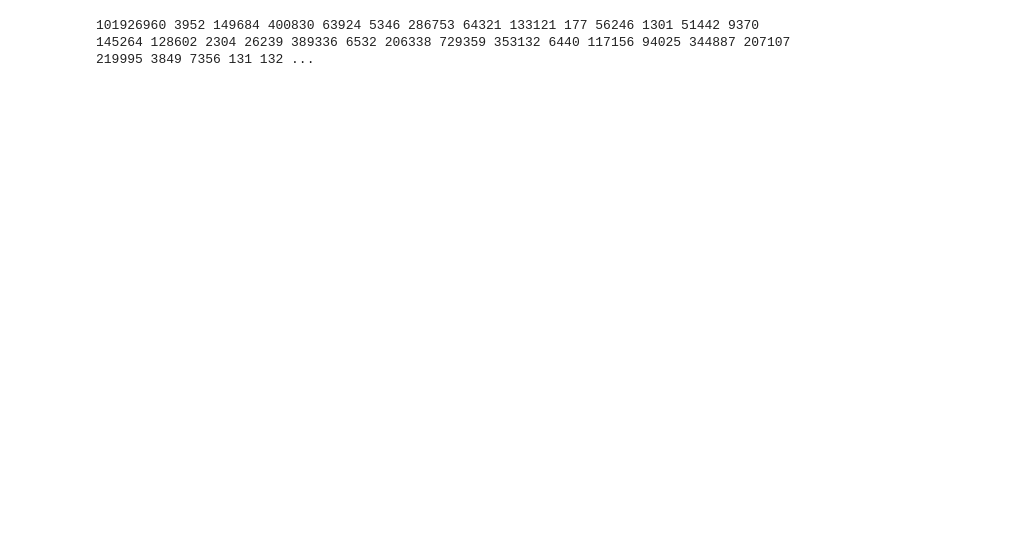
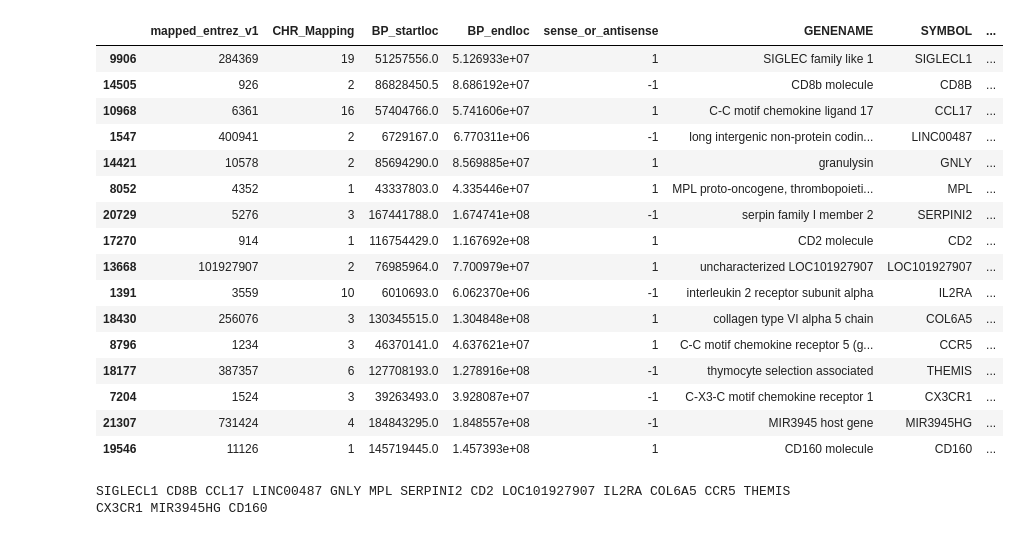
Before and after one commit to MarkF-hanze/UMCG_Thesis, a Jupyter notebook: Working_Code/Untitled.ipynb, the cells around one changed output. Drawn from its saved outputs; the diff is of its cells as text; code cells hidden in the pictures; blank space fills up the shorter version.

```diff
--- a/Working_Code/Untitled.ipynb
+++ b/Working_Code/Untitled.ipynb
@@ -70 +274,21 @@ plt.show()
+# %%
+Entrez_Map[Entrez_Map['Weight'] > 0.4]
+# %% [output]
+|  | mapped_entrez_v1 | CHR_Mapping | BP_startloc | BP_endloc | sense_or_antisense | GENENAME | SYMBOL | ... |
+| 9906 | 284369 | 19 | 51257556.0 | 5.126933e+07 | 1 | SIGLEC family like 1 | SIGLECL1 | ... |
+| 14505 | 926 | 2 | 86828450.5 | 8.686192e+07 | -1 | CD8b molecule | CD8B | ... |
+| 10968 | 6361 | 16 | 57404766.0 | 5.741606e+07 | 1 | C-C motif chemokine ligand 17 | CCL17 | ... |
+| 1547 | 400941 | 2 | 6729167.0 | 6.770311e+06 | -1 | long intergenic non-protein codin... | LINC00487 | ... |
+| 14421 | 10578 | 2 | 85694290.0 | 8.569885e+07 | 1 | granulysin | GNLY | ... |
+| 8052 | 4352 | 1 | 43337803.0 | 4.335446e+07 | 1 | MPL proto-oncogene, thrombopoieti... | MPL | ... |
+| 20729 | 5276 | 3 | 167441788.0 | 1.674741e+08 | -1 | serpin family I member 2 | SERPINI2 | ... |
+| 17270 | 914 | 1 | 116754429.0 | 1.167692e+08 | 1 | CD2 molecule | CD2 | ... |
+| 13668 | 101927907 | 2 | 76985964.0 | 7.700979e+07 | 1 | uncharacterized LOC101927907 | LOC101927907 | ... |
+| 1391 | 3559 | 10 | 6010693.0 | 6.062370e+06 | -1 | interleukin 2 receptor subunit alpha | IL2RA | ... |
+| 18430 | 256076 | 3 | 130345515.0 | 1.304848e+08 | 1 | collagen type VI alpha 5 chain | COL6A5 | ... |
+| 8796 | 1234 | 3 | 46370141.0 | 4.637621e+07 | 1 | C-C motif chemokine receptor 5 (g... | CCR5 | ... |
+| 18177 | 387357 | 6 | 127708193.0 | 1.278916e+08 | -1 | thymocyte selection associated | THEMIS | ... |
+| 7204 | 1524 | 3 | 39263493.0 | 3.928087e+07 | -1 | C-X3-C motif chemokine receptor 1 | CX3CR1 | ... |
+| 21307 | 731424 | 4 | 184843295.0 | 1.848557e+08 | -1 | MIR3945 host gene | MIR3945HG | ... |
+| 19546 | 11126 | 1 | 145719445.0 | 1.457393e+08 | 1 | CD160 molecule | CD160 | ... |
 # %%
@@ -72,5 +296,5 @@ Entrez_Map.head(304)['SYMBOL'].to_csv('/home/g0017139/UMCG_Thesis/Working_Code/R
                                      header=False, index=False)
 # %%
-print(' '.join(Entrez_Map.head(304)['mapped_entrez_v1'].astype(str).values))
+print(' '.join(Entrez_Map[Entrez_Map['Weight'] > 0.4]['SYMBOL'].astype(str).values))
 # %% [output]
-101926960 3952 149684 400830 63924 5346 286753 64321 133121 177 56246 1301 51442 9370 145264 128602 2304 26239 389336 6532 206338 729359 353132 6440 117156 94025 344887 207107 219995 3849 7356 131 132 ...
+SIGLECL1 CD8B CCL17 LINC00487 GNLY MPL SERPINI2 CD2 LOC101927907 IL2RA COL6A5 CCR5 THEMIS CX3CR1 MIR3945HG CD160
```
Also changed, not shown: parts of 34 cells of this notebook, 39 other files.
